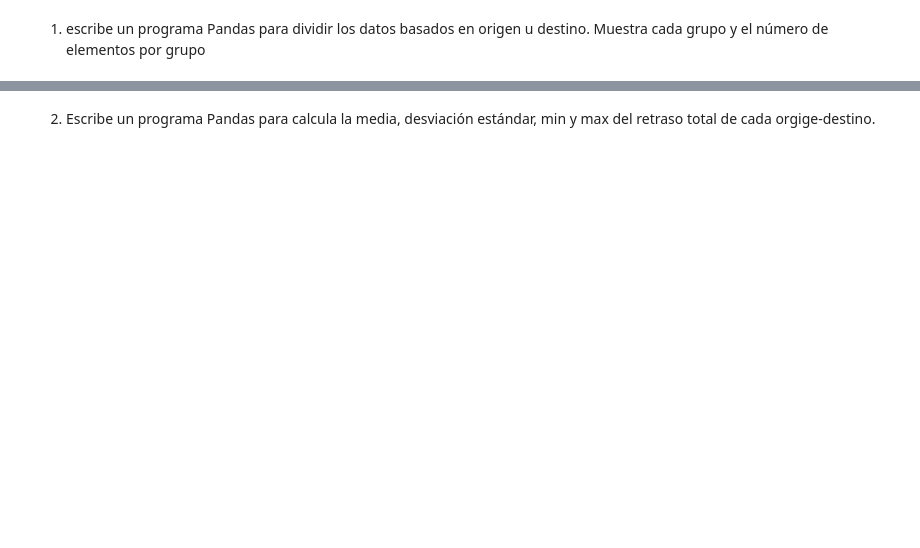
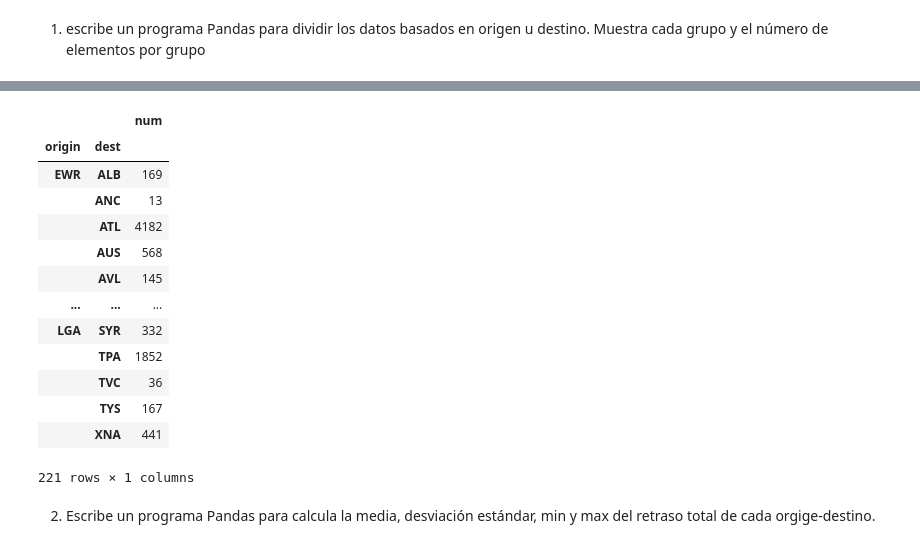
Before and after one commit to belen1993/belendata, a Jupyter notebook: pandas/03.2.Ejercicios_panda_DataFrames_2.ipynb, the cells around one changed output, grey strips where cells are left out. Drawn from its saved outputs; the diff is of its cells as text; code cells hidden in the pictures; blank space fills up the shorter version.

```diff
--- a/pandas/03.2.Ejercicios_panda_DataFrames_2.ipynb
+++ b/pandas/03.2.Ejercicios_panda_DataFrames_2.ipynb
@@ -17,2 +64,17 @@ for g,vals in gdf.groups.items():
 # %%
-gdf.agg({'year':'count'})
+gdf.agg({'year':'count'}).rename(columns={'year':'num'})
+# %% [output]
+|  |  | num |
+| origin | dest |  |
+| EWR | ALB | 169 |
+|  | ANC | 13 |
+|  | ATL | 4182 |
+|  | AUS | 568 |
+|  | AVL | 145 |
+| ... | ... | ... |
+| LGA | SYR | 332 |
+|  | TPA | 1852 |
+|  | TVC | 36 |
+|  | TYS | 167 |
+|  | XNA | 441 |
+221 rows × 1 columns
```
Also changed, not shown: parts of 20 cells of this notebook, 22 other files.
